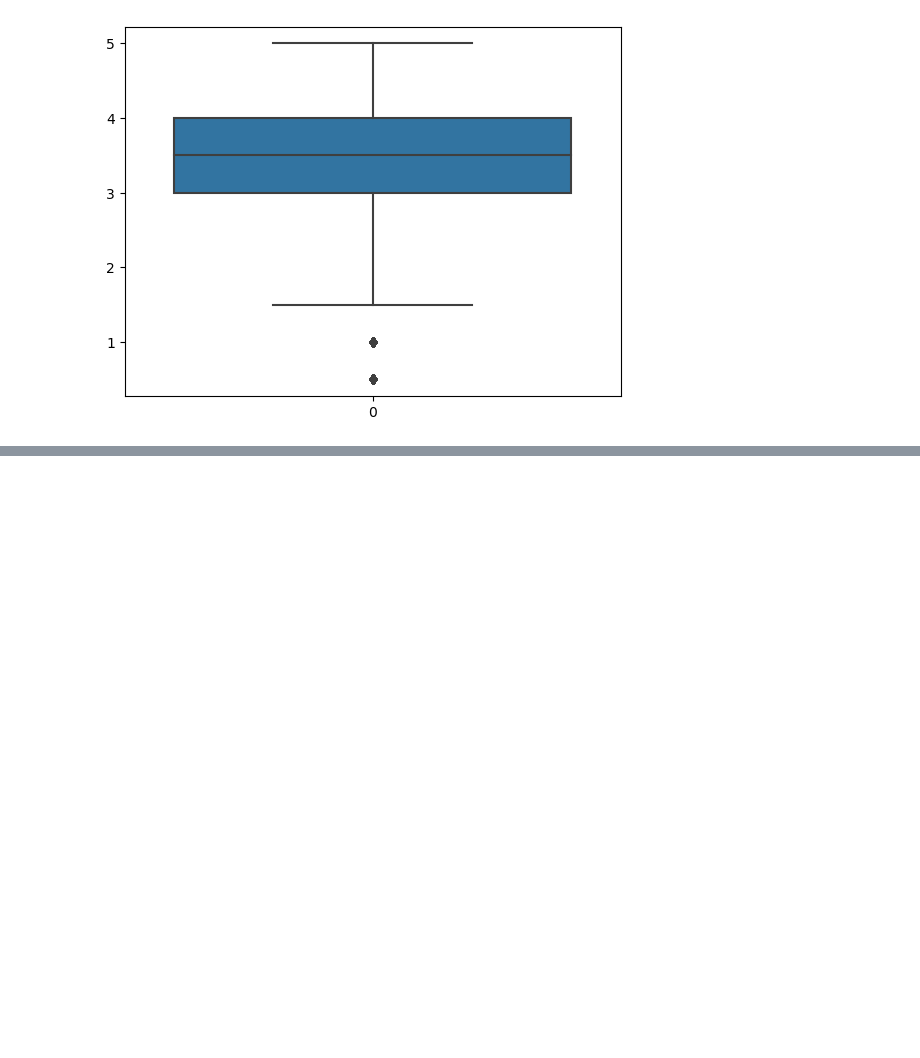
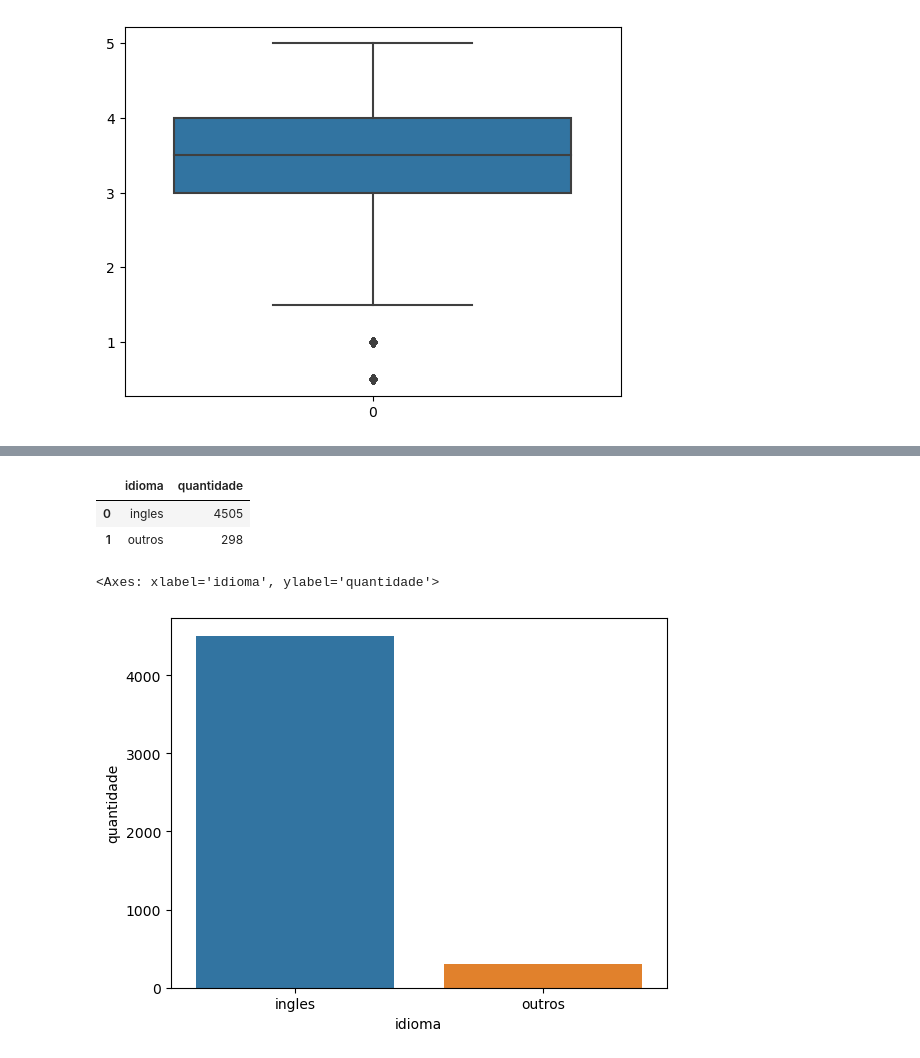
Before and after one commit to macedo19/AprendizadoPythonAlura, a Jupyter notebook: Iniciante/datascience_inicial.ipynb, the cells around one changed output, grey strips where cells are left out. Cells and saved outputs as stored; diff of their text form; code cells hidden in the pictures; blank space fills up the shorter version.

```diff
--- a/Iniciante/datascience_inicial.ipynb
+++ b/Iniciante/datascience_inicial.ipynb
@@ -128,0 +256,22 @@ sns.boxplot(notas.nota)
+# %%
+total_idiomas = tmdb.original_language.value_counts()
+total_linguas = total_idiomas.sum()
+total_ingles =  total_idiomas.loc["en"]
+total_outros =   total_linguas - total_ingles
+# %%
+data = {
+    "idioma": ["ingles", "outros"],
+    "quantidade": [total_ingles,total_outros]
+}
+
+data = pd.DataFrame(data)
+data
+# %% [output]
+|  | idioma | quantidade |
+| 0 | ingles | 4505 |
+| 1 | outros | 298 |
+# %%
+sns.barplot(x="idioma", y="quantidade", data=data)
+# %% [output]
+<Axes: xlabel='idioma', ylabel='quantidade'>
+[figure, added]
```
Also changed, not shown: parts of 20 cells of this notebook, 2 other files.
